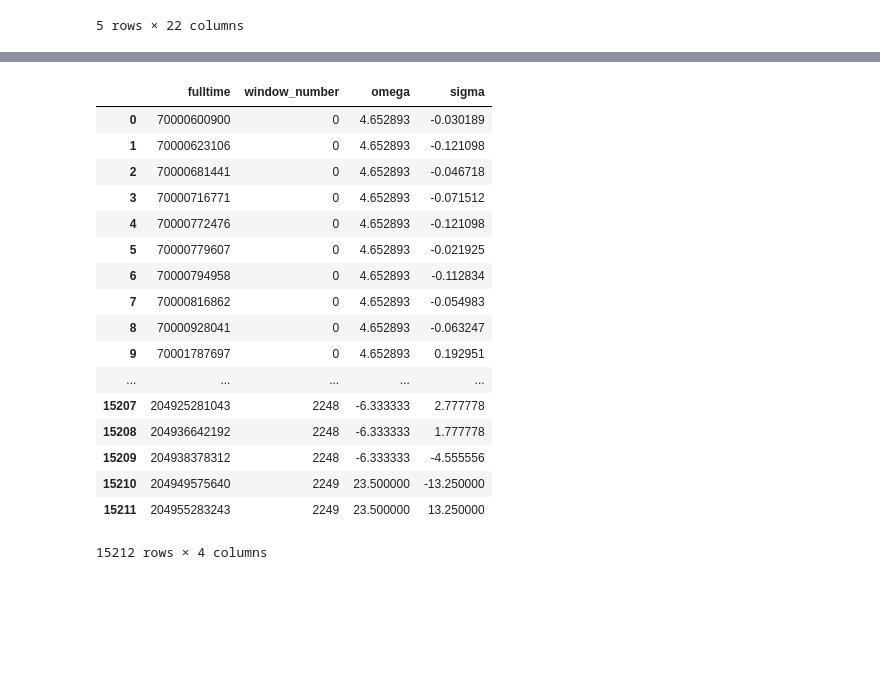
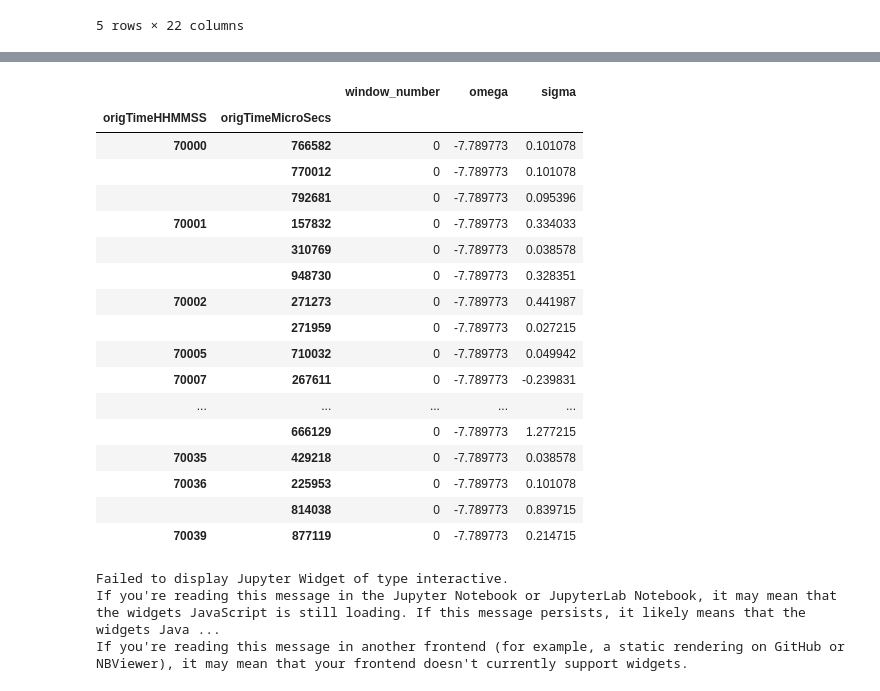
Before and after one commit to alisa-ludezh/ws_finance, a Jupyter notebook: RESTway.ipynb, the cells around one changed output, grey strips where cells are left out. Drawn from its saved outputs; the diff is of its cells as text; code cells hidden in the pictures; blank space fills up the shorter version.

```diff
--- a/RESTway.ipynb
+++ b/RESTway.ipynb
@@ -31,2 +50,30 @@ table2.head()
+# %%
+answer_TOD.head(50)
+# %% [output]
+|  |  | window_number | omega | sigma |
+| origTimeHHMMSS | origTimeMicroSecs |  |  |  |
+| 70000 | 766582 | 0 | -7.789773 | 0.101078 |
+|  | 770012 | 0 | -7.789773 | 0.101078 |
+|  | 792681 | 0 | -7.789773 | 0.095396 |
+| 70001 | 157832 | 0 | -7.789773 | 0.334033 |
+|  | 310769 | 0 | -7.789773 | 0.038578 |
+|  | 948730 | 0 | -7.789773 | 0.328351 |
+| 70002 | 271273 | 0 | -7.789773 | 0.441987 |
+|  | 271959 | 0 | -7.789773 | 0.027215 |
+| 70005 | 710032 | 0 | -7.789773 | 0.049942 |
+| 70007 | 267611 | 0 | -7.789773 | -0.239831 |
+| ... | ... | ... | ... | ... |
+|  | 666129 | 0 | -7.789773 | 1.277215 |
+| 70035 | 429218 | 0 | -7.789773 | 0.038578 |
+| 70036 | 225953 | 0 | -7.789773 | 0.101078 |
+|  | 814038 | 0 | -7.789773 | 0.839715 |
+| 70039 | 877119 | 0 | -7.789773 | 0.214715 |
+# %%
+checkbox = widgets.interact(interactive_func, window_size=10)
+checkbox;
+# %% [output]
+Failed to display Jupyter Widget of type interactive.
+If you're reading this message in the Jupyter Notebook or JupyterLab Notebook, it may mean that the widgets JavaScript is still loading. If this message persists, it likely means that the widgets Java ...
+If you're reading this message in another frontend (for example, a static rendering on GitHub or NBViewer), it may mean that your frontend doesn't currently support widgets.
 # %%
 def my_func(table, window_size):
@@ -61,21 +116,0 @@ def my_func(table, window_size):
-# %%
-my_func(table, window_size)
-# %% [output]
-|  | fulltime | window_number | omega | sigma |
-| 0 | 70000600900 | 0 | 4.652893 | -0.030189 |
-| 1 | 70000623106 | 0 | 4.652893 | -0.121098 |
-| 2 | 70000681441 | 0 | 4.652893 | -0.046718 |
-| 3 | 70000716771 | 0 | 4.652893 | -0.071512 |
-| 4 | 70000772476 | 0 | 4.652893 | -0.121098 |
-| 5 | 70000779607 | 0 | 4.652893 | -0.021925 |
-| 6 | 70000794958 | 0 | 4.652893 | -0.112834 |
-| 7 | 70000816862 | 0 | 4.652893 | -0.054983 |
-| 8 | 70000928041 | 0 | 4.652893 | -0.063247 |
-| 9 | 70001787697 | 0 | 4.652893 | 0.192951 |
-| ... | ... | ... | ... | ... |
-| 15207 | 204925281043 | 2248 | -6.333333 | 2.777778 |
-| 15208 | 204936642192 | 2248 | -6.333333 | 1.777778 |
-| 15209 | 204938378312 | 2248 | -6.333333 | -4.555556 |
-| 15210 | 204949575640 | 2249 | 23.500000 | -13.250000 |
-| 15211 | 204955283243 | 2249 | 23.500000 | 13.250000 |
-15212 rows × 4 columns
```
Also changed, not shown: parts of 15 cells of this notebook.
